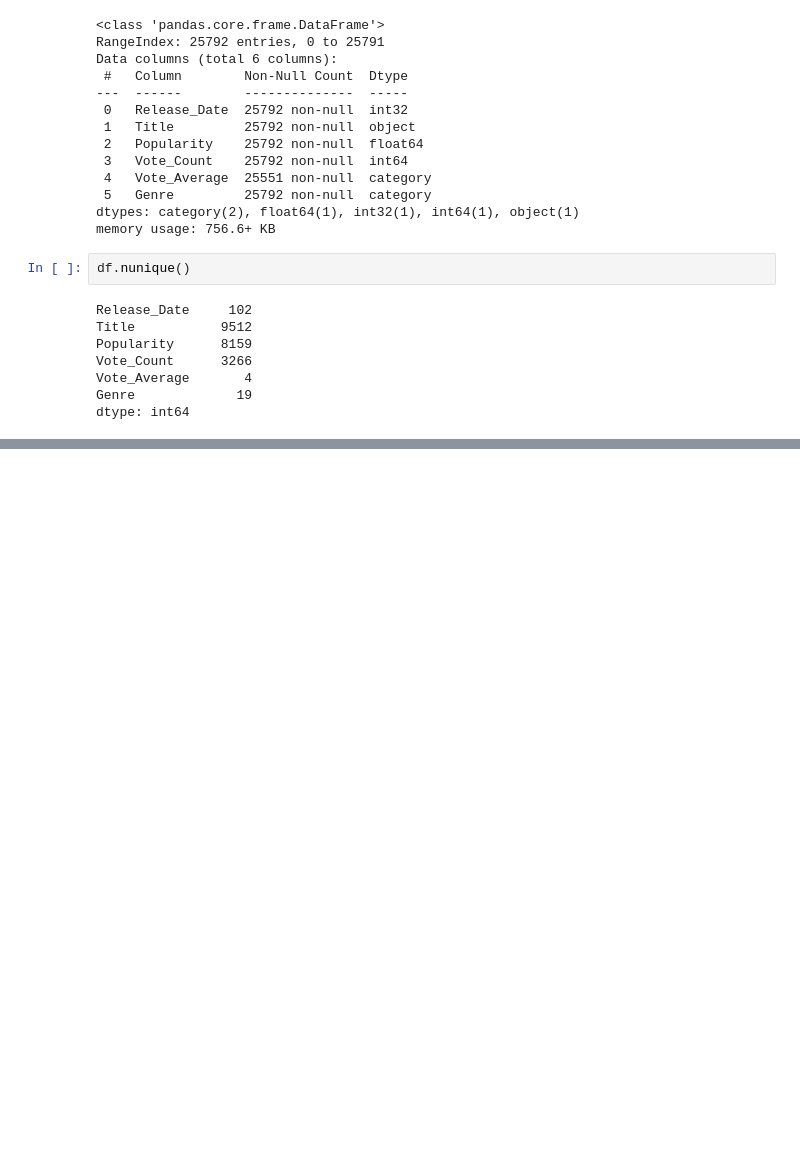
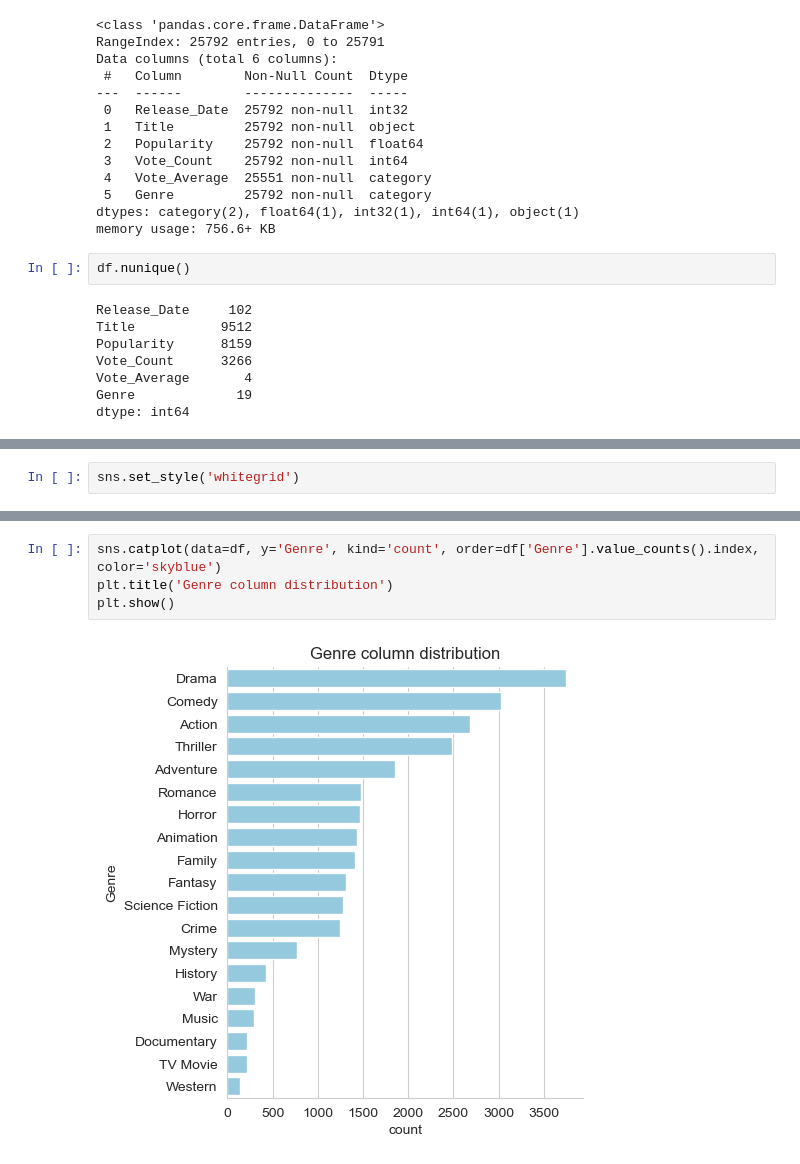
Before and after one commit to ShubhamKD29/Data-Science-Projects, a Jupyter notebook: Netflix Data Analysis/main.ipynb, the cells around one changed output, grey strips where cells are left out. Cells and saved outputs as stored; diff of their text form; blank space fills up the shorter version.

Commit message:
completed first question of data visualization

```diff
--- a/Netflix Data Analysis/main.ipynb
+++ b/Netflix Data Analysis/main.ipynb
@@ -198,0 +201,2 @@ dtype: int64
+# %%
+sns.set_style('whitegrid')
@@ -198,0 +213,6 @@ dtype: int64
+# %%
+sns.catplot(data=df, y='Genre', kind='count', order=df['Genre'].value_counts().index, color='skyblue')
+plt.title('Genre column distribution')
+plt.show()
+# %% [output]
+[figure, added]
```
Also changed, not shown: parts of 3 cells of this notebook.
